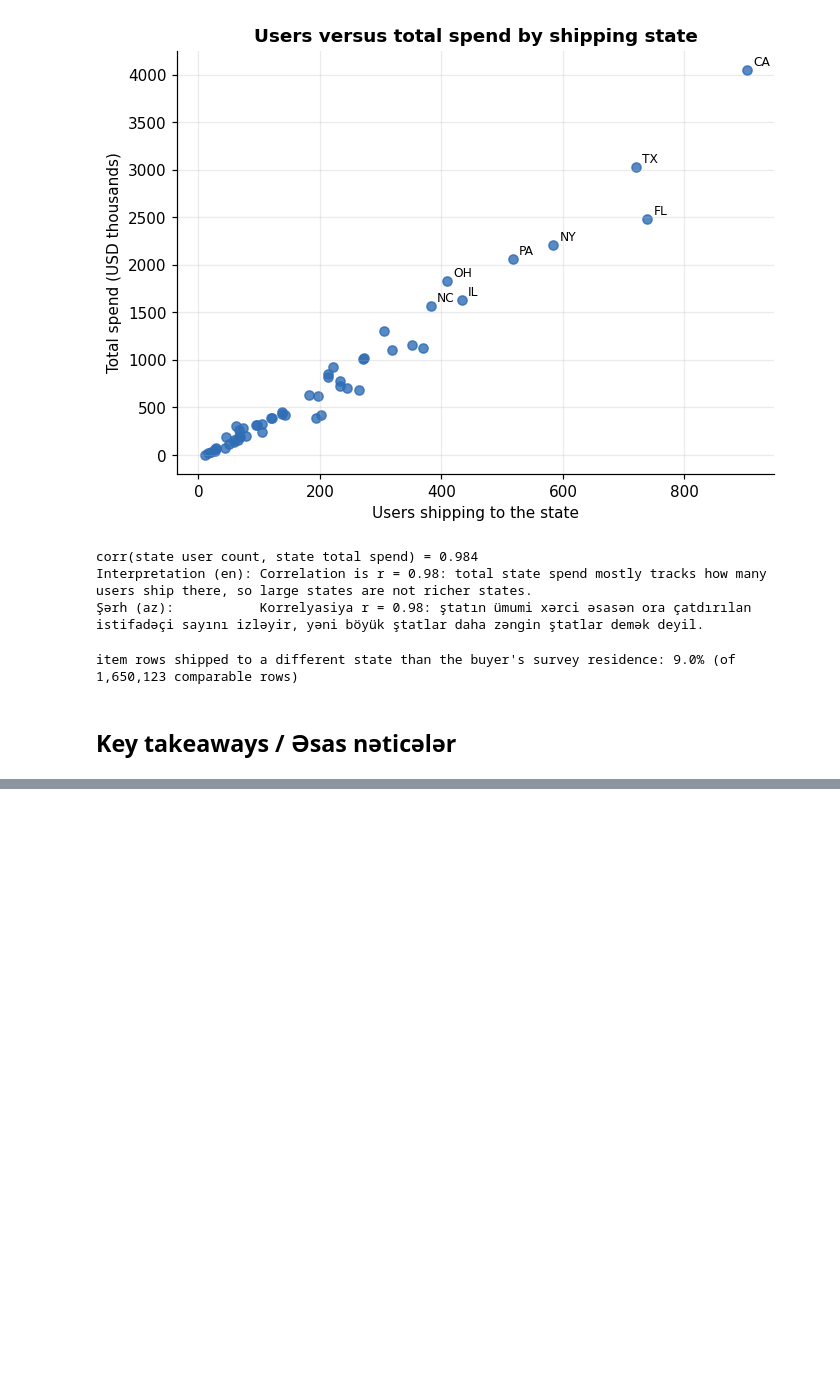
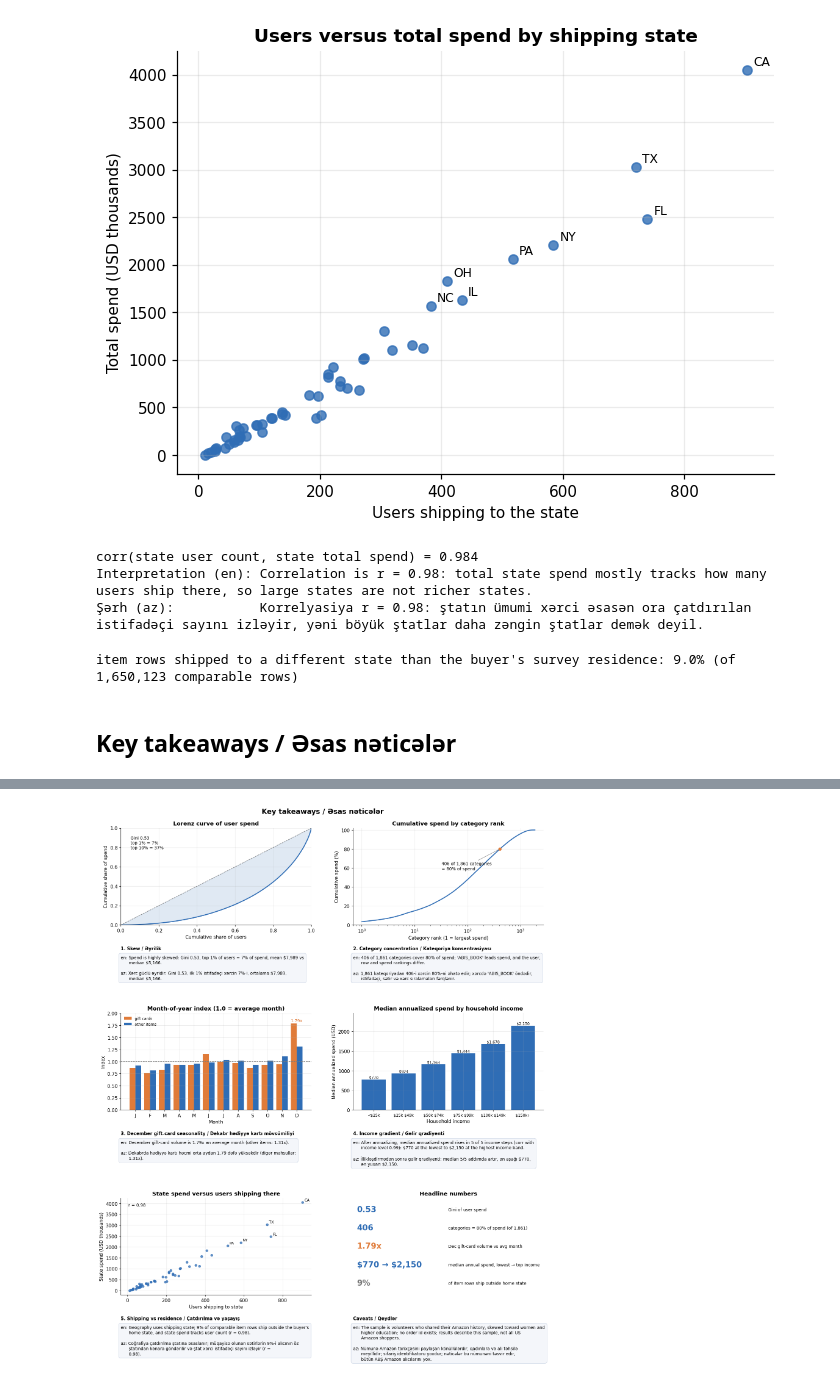
Before and after one commit to jurimullercloud/present-data-analysis, a Jupyter notebook: amazon_open_ecommerce_analysis.ipynb, the cells around one changed output, grey strips where cells are left out. Saved outputs shown, nothing was run; the diff lists cells and outputs as text; code cells hidden in the pictures; blank space fills up the shorter version.

```diff
--- a/amazon_open_ecommerce_analysis.ipynb
+++ b/amazon_open_ecommerce_analysis.ipynb
@@ -797,0 +752,97 @@ KEY TAKEAWAYS / ƏSAS NƏTİCƏLƏR
+# %%
+# Key takeaways: each figure panel carries its own caption box (en + az), like a figure legend in a paper.
+import textwrap
+MONTHS = ["J","F","M","A","M","J","J","A","S","O","N","D"]
+cat_top = cat.spend.idxmax()
+inc_t = tables["income"].drop("Prefer not to say", errors="ignore")
+inc_t = inc_t[inc_t.n >= MIN_N]
+inc_lab = [s.replace("Less than ", "<").replace(" or more", "+").replace(",000", "k").replace(",999", "k").replace(" - ", "-").replace("$", r"\$") for s in inc_t.index]
+D = lambda s: s.replace("$", r"\$")          # '$' would otherwise start matplotlib math text
+
+captions = [
+ ("1. Skew / Əyrilik",
+  f"Spend is highly skewed: Gini {gini:.2f}, top 1% of users = {top1:.0%} of spend, mean ${spend.mean():,.0f} vs median ${np.median(spend):,.0f}.",
+  f"Xərc güclü əyridir: Gini {gini:.2f}, ilk 1% istifadəçi xərcin {top1:.0%}-i, ortalama ${spend.mean():,.0f}, median ${np.median(spend):,.0f}."),
+ ("2. Category concentration / Kateqoriya konsentrasiyası",
+  f"{k80} of {len(cshare):,} categories cover 80% of spend; '{cat_top}' leads spend, and the user, row and spend rankings differ.",
+  f"{len(cshare):,} kateqoriyadan {k80}-i xərcin 80%-ni əhatə edir; xərcdə '{cat_top}' öndədir, istifadəçi, sətir və xərc sıralamaları fərqlənir."),
+ ("3. December gift-card seasonality / Dekabr hədiyyə kartı mövsümiliyi",
+  f"December gift-card volume is {gc_idx[12]:.2f}x an average month (other items: {all_idx[12]:.2f}x).",
+  f"Dekabrda hədiyyə kartı həcmi orta aydan {gc_idx[12]:.2f} dəfə yüksəkdir (digər məhsullar: {all_idx[12]:.2f}x)."),
+ ("4. Income gradient / Gəlir qradiyenti",
+  f"After annualizing, {income_gradient}.",
+  f"İllikləşdirmədən sonra gəlir qradiyenti: median {ups}/{len(med)-1} addımda artır, ən aşağı ${med.iloc[0]:,.0f}, ən yuxarı ${med.iloc[-1]:,.0f}."),
+ ("5. Shipping vs residence / Çatdırılma və yaşayış",
+  f"Geography uses shipping state; {mismatch:.0%} of comparable item rows ship outside the buyer's home state, and state spend tracks user count (r = {r_state:.2f}).",
+  f"Coğrafiya çatdırılma ştatına əsaslanır; müqayisə olunan sətirlərin {mismatch:.0%}-i alıcının öz ştatından kənara göndərilir və ştat xərci istifadəçi sayını izləyir (r = {r_state:.2f})."),
+ ("Caveats / Qeydlər",
+  "The sample is volunteers who shared their Amazon history, skewed toward women and higher education; no order id exists; results describe this sample, not all US Amazon shoppers.",
+  "Nümunə Amazon tarixçəsini paylaşan könüllülərdir, qadınlara və ali təhsilə meyillidir; sifariş identifikatoru yoxdur; nəticələr bu nümunəni təsvir edir, bütün ABŞ Amazon alıcılarını yox."),
+]
+
+def caption(ax, title, en, az, width=84):
+    """Caption box under a panel: bold title, then en and az text wrapped to a fixed width."""
+    ax.axis("off")
+    body = "en: " + textwrap.fill(D(en), width, subsequent_indent="      ") + "\n\n" + "az: " + textwrap.fill(D(az), width, subsequent_indent="      ")
+    ax.text(0, 1, D(title), transform=ax.transAxes, va="top", ha="left", fontsize=9.5, fontweight="bold")
+    ax.text(0, 0.80, body, transform=ax.transAxes, va="top", ha="left", fontsize=9, linespacing=1.3,
+            bbox=dict(boxstyle="round,pad=0.5", fc="#f4f6fa", ec="#c9d3e3", lw=0.8))
+
+fig = plt.figure(figsize=(14, 17))
+gs = fig.add_gridspec(6, 2, height_ratios=[3.2, 1.5, 3.2, 1.5, 3.2, 1.5], hspace=0.3, wspace=0.22,
+                      left=0.07, right=0.97, top=0.955, bottom=0.02)
+ax1, ax2, ax3, ax4, ax5 = (fig.add_subplot(gs[r, c]) for r, c in [(0, 0), (0, 1), (2, 0), (2, 1), (4, 0)])
+ax6 = fig.add_subplot(gs[4, 1])
+axes_cap = [fig.add_subplot(gs[r, c]) for r, c in [(1, 0), (1, 1), (3, 0), (3, 1), (5, 0), (5, 1)]]
+
+# 1 Skew: Lorenz curve with the shaded inequality gap
+ax1.fill_between(x_l, lorenz, x_l, color=C1, alpha=0.15)
+ax1.plot(x_l, lorenz, color=C1, lw=2); ax1.plot([0, 1], [0, 1], color=C3, ls="--", lw=1)
+ax1.set(title="Lorenz curve of user spend", xlim=(0, 1), ylim=(0, 1), xlabel="Cumulative share of users", ylabel="Cumulative share of spend")
+ax1.text(0.05, 0.92, f"Gini {gini:.2f}\ntop 1% = {top1:.0%}\ntop 10% = {top10:.0%}", va="top", fontsize=9)
+
+# 2 Concentration: Pareto curve of categories
+ax2.plot(np.arange(1, len(cshare) + 1), cshare * 100, color=C1, lw=2)
+ax2.scatter([k80], [80], color=C2, zorder=3)
+ax2.annotate(f"{k80} of {len(cshare):,} categories\n= 80% of spend", (k80, 80), xytext=(-125, -45), textcoords="offset points", fontsize=9, arrowprops=dict(arrowstyle="-", color=C3, lw=0.8))
+ax2.set(title="Cumulative spend by category rank", xscale="log", ylim=(0, 102), xlabel="Category rank (1 = largest spend)", ylabel="Cumulative spend (%)")
+
+# 3 Seasonality: month-of-year index, gift cards vs other items
+ax3.bar(np.arange(12) - 0.2, gc_idx.values, 0.4, color=C2, label="gift cards")
+ax3.bar(np.arange(12) + 0.2, all_idx.values, 0.4, color=C1, label="other items")
+ax3.axhline(1, color=C3, ls="--", lw=1)
+ax3.set_xticks(range(12)); ax3.set_xticklabels(MONTHS); ax3.set_ylim(0, gc_idx.max() * 1.12)
+ax3.set(title="Month-of-year index (1.0 = average month)", xlabel="Month", ylabel="Index"); ax3.legend(fontsize=8, frameon=False, loc="upper left")
+ax3.text(11, gc_idx[12] + 0.03, f"{gc_idx[12]:.2f}x", ha="center", fontsize=9, color=C2)
+
+# 4 Income gradient: median annualized spend (n >= MIN_N)
+ax4.bar(range(len(inc_t)), inc_t.median_annual, color=C1)
+for i, v in enumerate(inc_t.median_annual): ax4.text(i, v, D(f"${v:,.0f}"), ha="center", va="bottom", fontsize=8)
+ax4.set_xticks(range(len(inc_t))); ax4.set_xticklabels(inc_lab, fontsize=8)
+ax4.set(title="Median annualized spend by household income", xlabel="Household income", ylabel="Median annualized spend (USD)")
+ax4.set_ylim(0, inc_t.median_annual.max() * 1.15)
+
+# 5 Geography: state spend tracks user count
+ax5.scatter(st.users, st.total_spend / 1e3, color=C1, alpha=0.75, s=22)
+for idx, r in st.nlargest(5, "total_spend").iterrows():
+    ax5.annotate(idx, (r.users, r.total_spend / 1e3), xytext=(4, 3), textcoords="offset points", fontsize=8)
+ax5.set(title="State spend versus users shipping there", xlabel="Users shipping to state", ylabel="State spend (USD thousands)")
+ax5.text(0.04, 0.95, f"r = {r_state:.2f}", transform=ax5.transAxes, va="top", fontsize=9)
+
+# 6 Headline numbers tile (fills the sixth plot slot)
+ax6.axis("off"); ax6.set_title("Headline numbers", fontweight="bold")
+tiles = [(f"{gini:.2f}", "Gini of user spend", C1), (f"{k80}", f"categories = 80% of spend (of {len(cshare):,})", C1),
+         (f"{gc_idx[12]:.2f}x", "Dec gift-card volume vs avg month", C2),
+         (D(f"${med.iloc[0]:,.0f} → ${med.iloc[-1]:,.0f}"), "median annual spend, lowest → top income", C1),
+         (f"{mismatch:.0%}", "of item rows ship outside home state", C3)]
+for k, (big, small, col) in enumerate(tiles):
+    y = 0.88 - k * 0.19
+    ax6.text(0.02, y, big, transform=ax6.transAxes, fontsize=17, fontweight="bold", color=col, va="center")
+    ax6.text(0.5, y, small, transform=ax6.transAxes, fontsize=9, va="center")
+
+for a, (t, en, az) in zip(axes_cap, captions):
+    caption(a, t, en, az)
+fig.suptitle("Key takeaways / Əsas nəticələr", fontweight="bold", fontsize=15, y=0.99)
+plt.show()
+# %% [output]
+[figure, added]
```
Also changed, not shown: parts of 2 cells of this notebook.
